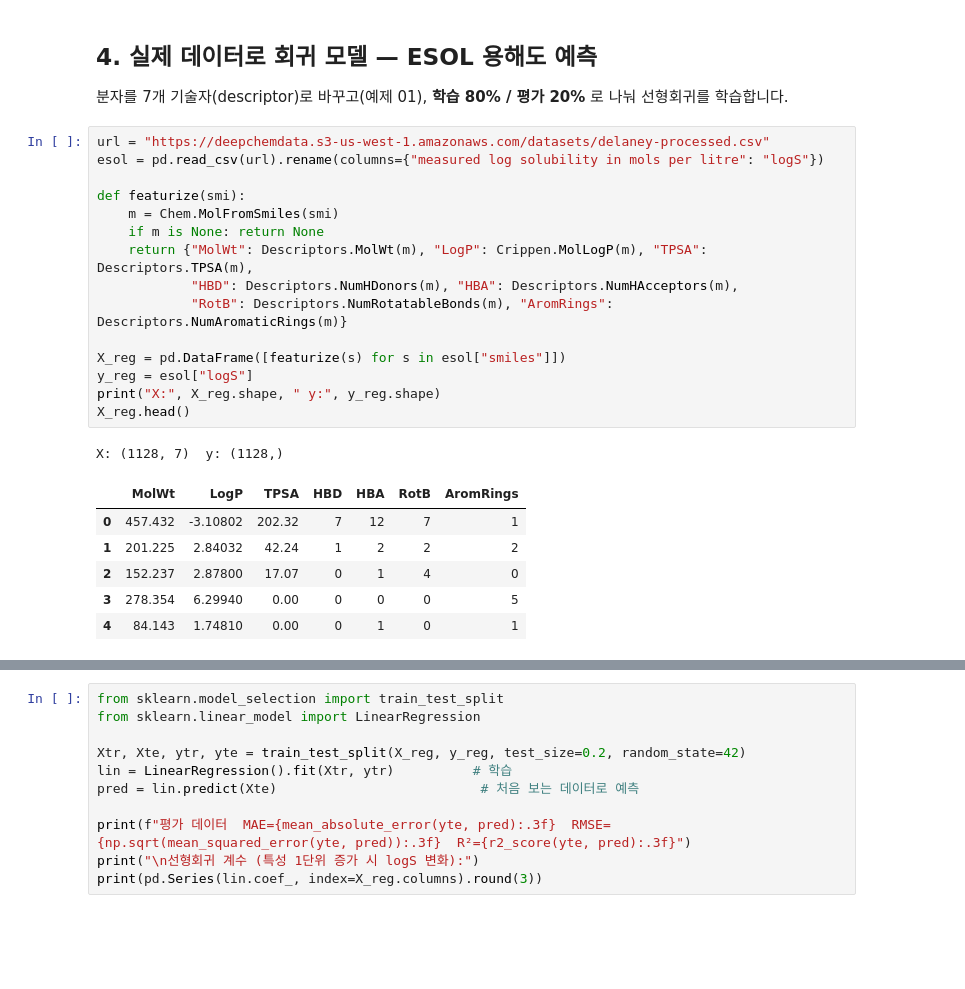
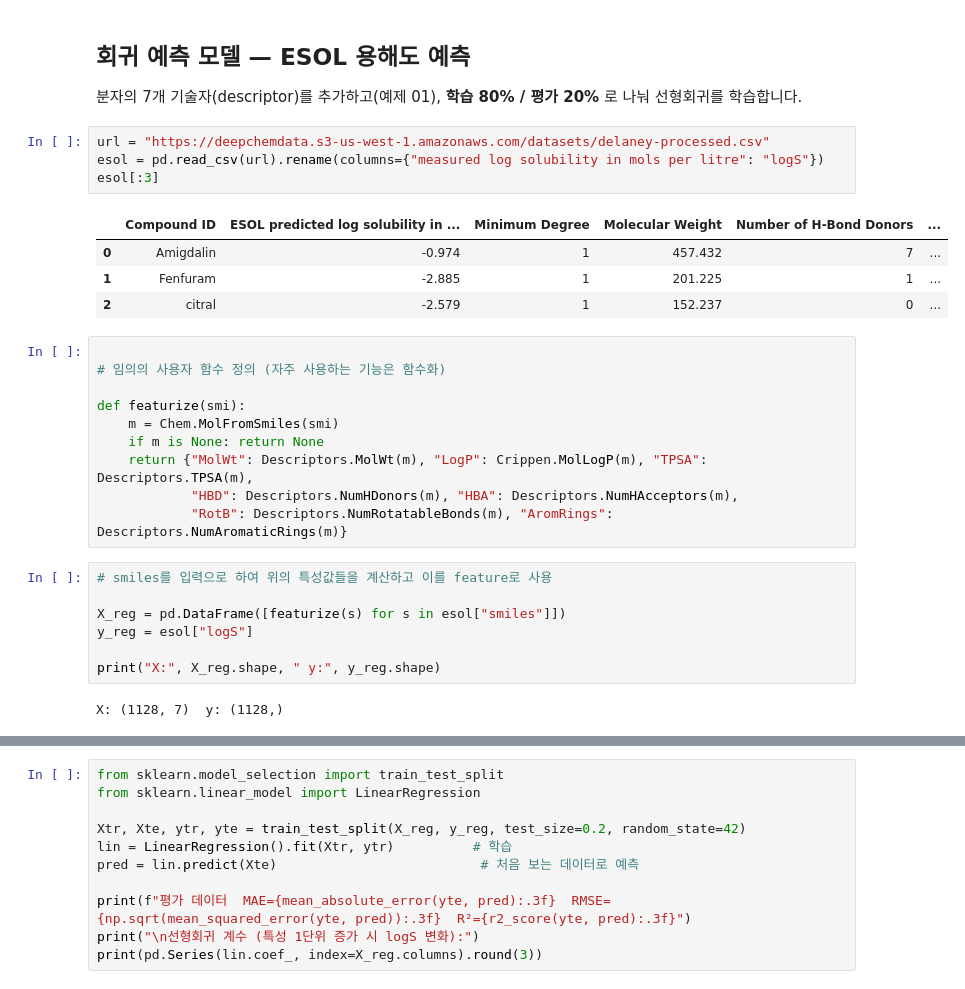
Before and after one commit to StillWork/DrugAI, a Jupyter notebook: 02_ML_Basics_Regression_Classification.ipynb, the cells around one changed output, grey strips where cells are left out. Cells and saved outputs as stored; diff of their text form; blank space fills up the shorter version.

```diff
--- a/02_ML_Basics_Regression_Classification.ipynb
+++ b/02_ML_Basics_Regression_Classification.ipynb
@@ -101,26 +43,31 @@ print(f"전부 음성으로 찍어도 정확도 = {90/100:.2f}  (하지만 재
 # %% [markdown]
-## 4. 실제 데이터로 회귀 모델 — ESOL 용해도 예측
-분자를 7개 기술자(descriptor)로 바꾸고(예제 01), **학습 80% / 평가 20%** 로 나눠 선형회귀를 학습합니다.
+## 회귀 예측 모델 — ESOL 용해도 예측
+분자의 7개 기술자(descriptor)를 추가하고(예제 01), **학습 80% / 평가 20%** 로 나눠 선형회귀를 학습합니다.
 # %%
 url = "https://deepchemdata.s3-us-west-1.amazonaws.com/datasets/delaney-processed.csv"
 esol = pd.read_csv(url).rename(columns={"measured log solubility in mols per litre": "logS"})
-
-def featurize(smi):
-    m = Chem.MolFromSmiles(smi)
-    if m is None: return None
-    return {"MolWt": Descriptors.MolWt(m), "LogP": Crippen.MolLogP(m), "TPSA": Descriptors.TPSA(m),
-            "HBD": Descriptors.NumHDonors(m), "HBA": Descriptors.NumHAcceptors(m),
-            "RotB": Descriptors.NumRotatableBonds(m), "AromRings": Descriptors.NumAromaticRings(m)}
-
-X_reg = pd.DataFrame([featurize(s) for s in esol["smiles"]])
-y_reg = esol["logS"]
-print("X:", X_reg.shape, " y:", y_reg.shape)
-X_reg.head()
+esol[:3]
 # %% [output]
-X: (1128, 7)  y: (1128,)
-|  | MolWt | LogP | TPSA | HBD | HBA | RotB | AromRings |
-| 0 | 457.432 | -3.10802 | 202.32 | 7 | 12 | 7 | 1 |
-| 1 | 201.225 | 2.84032 | 42.24 | 1 | 2 | 2 | 2 |
-| 2 | 152.237 | 2.87800 | 17.07 | 0 | 1 | 4 | 0 |
-| 3 | 278.354 | 6.29940 | 0.00 | 0 | 0 | 0 | 5 |
-| 4 | 84.143 | 1.74810 | 0.00 | 0 | 1 | 0 | 1 |
+|  | Compound ID | ESOL predicted log solubility in ... | Minimum Degree | Molecular Weight | Number of H-Bond Donors | ... |
+| 0 | Amigdalin | -0.974 | 1 | 457.432 | 7 | ... |
+| 1 | Fenfuram | -2.885 | 1 | 201.225 | 1 | ... |
+| 2 | citral | -2.579 | 1 | 152.237 | 0 | ... |
+# %%
+
+# 임의의 사용자 함수 정의 (자주 사용하는 기능은 함수화)
+
+def featurize(smi):
+    m = Chem.MolFromSmiles(smi)
+    if m is None: return None
+    return {"MolWt": Descriptors.MolWt(m), "LogP": Crippen.MolLogP(m), "TPSA": Descriptors.TPSA(m),
+            "HBD": Descriptors.NumHDonors(m), "HBA": Descriptors.NumHAcceptors(m),
+            "RotB": Descriptors.NumRotatableBonds(m), "AromRings": Descriptors.NumAromaticRings(m)}
+# %%
+# smiles를 입력으로 하여 위의 특성값들을 계산하고 이를 feature로 사용
+
+X_reg = pd.DataFrame([featurize(s) for s in esol["smiles"]])
+y_reg = esol["logS"]
+
+print("X:", X_reg.shape, " y:", y_reg.shape)
+# %% [output]
+X: (1128, 7)  y: (1128,)
```
Also changed, not shown: parts of 8 cells of this notebook.
